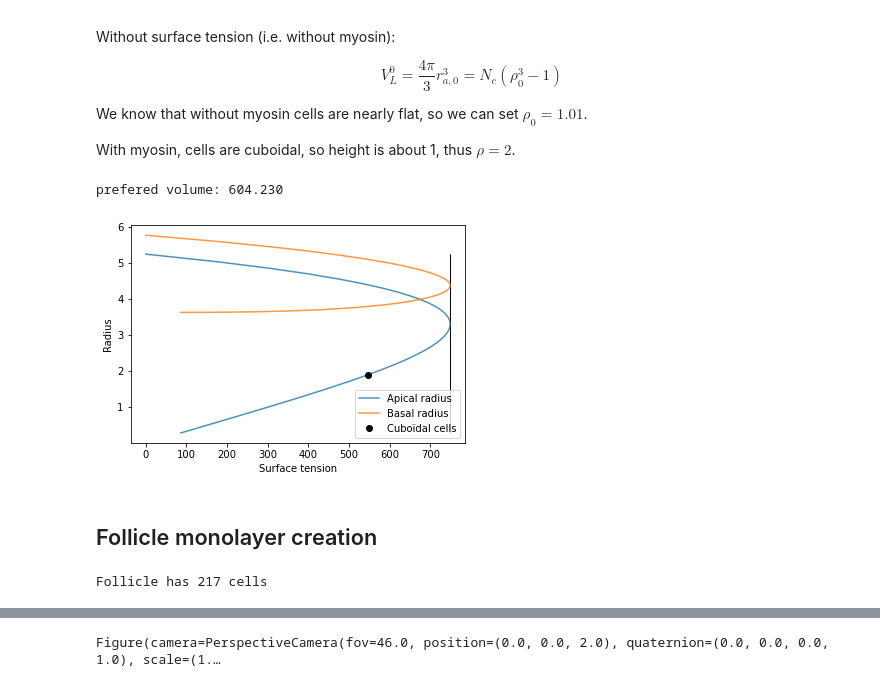
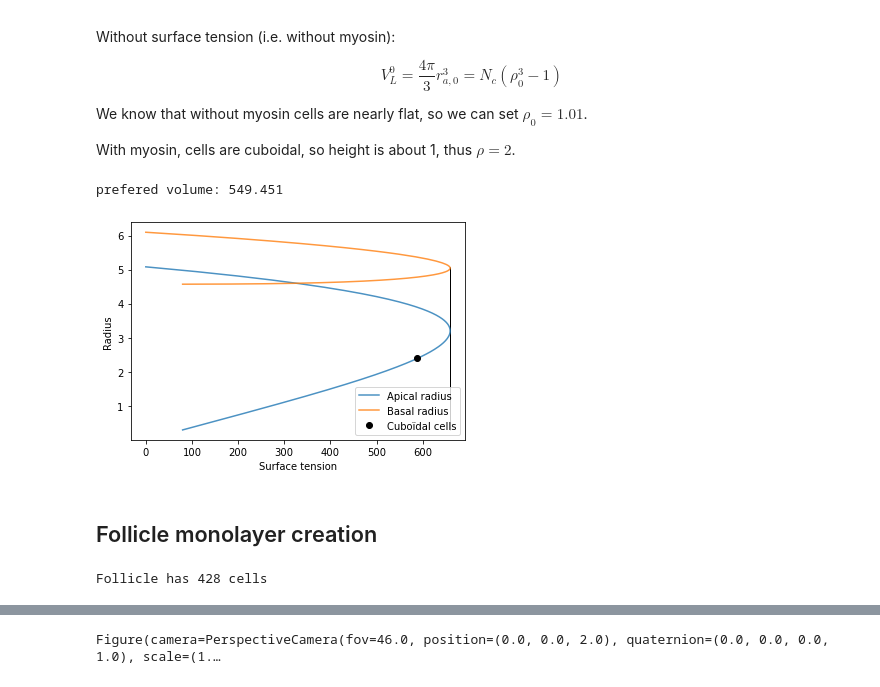
Before and after one commit to glyg/pyfollicle, a Jupyter notebook: notebooks/FollicleEllongation.ipynb, the cells around one changed output, grey strips where cells are left out. Cells and saved outputs as stored; diff of their text form; code cells hidden in the pictures.

```diff
--- a/notebooks/FollicleEllongation.ipynb
+++ b/notebooks/FollicleEllongation.ipynb
@@ -163,41 +163,41 @@ def surface_tension(r_a, Nc, rho0, K_L=1):
     return K_L * r_a * (V_L0 - 4 * np.pi * r_a**3 / 3) / 2
 
 
-Nc = 200
-rho0 = 1.1
+Nc = 400
+rho0 = 1.2
 
 rhos = np.linspace(rho0, 1 + 2*Nc**(1/3), 1000)
 V_L0 = Nc / (rho0**3 - 1)
 print(f"prefered volume: {V_L0:.3f}")
 r_ac = (3 * V_L0 / (16 * np.pi))**(1/3)
 gamma_crit = surface_tension(r_ac, Nc, rho0)
 
 r_as = apical_rad(rhos, Nc)
 gammas = surface_tension(r_as, Nc, rho0)
 
 rho_cub = 2
 r_acub = apical_rad(rho_cub, Nc)
 gamma_cub = surface_tension(r_acub, Nc, rho0)
 
 r_bs = r_as * rhos
 fig, ax = plt.subplots()
 
 ax.plot(gammas, r_as, '-', label="Apical radius", alpha=0.8, mfc='none')
 ax.plot(gammas, r_bs, '-', label="Basal radius", alpha=0.8, mfc='none')
 ax.plot(gamma_cub, r_acub, 'ko', label='Cuboïdal cells')
 ax.vlines(gamma_crit, r_as.min(), r_as.max(), lw=1)
 
 ax.set_xlabel('Surface tension')
 ax.set_ylabel('Radius')
 
 ax.legend();
 # %% [output]
-prefered volume: 604.230
+prefered volume: 549.451
-[figure, old version]
+[figure, new version]
 # %% [markdown]
 ## Follicle monolayer creation
 # %%
-follicle = spherical_monolayer(9., 12., 200, apical='in')
+follicle = spherical_monolayer(9., 12., Nc, apical='in')
 follicle.settings["lumen_side"] = "apical"
 geom.update_all(follicle)
 geom.scale(follicle, follicle.cell_df.vol.mean()**(-1/3), list("xyz"))
@@ -209,7 +209,7 @@ for df in follicle.datasets.values():
 
 print(f"Follicle has {follicle.Nc} cells")
 # %% [output]
-Follicle has 217 cells
+Follicle has 428 cells
 # %%
 print(follicle.settings)
 # %% [output]
```
Also changed, not shown: parts of 27 cells of this notebook, 2 other files.
